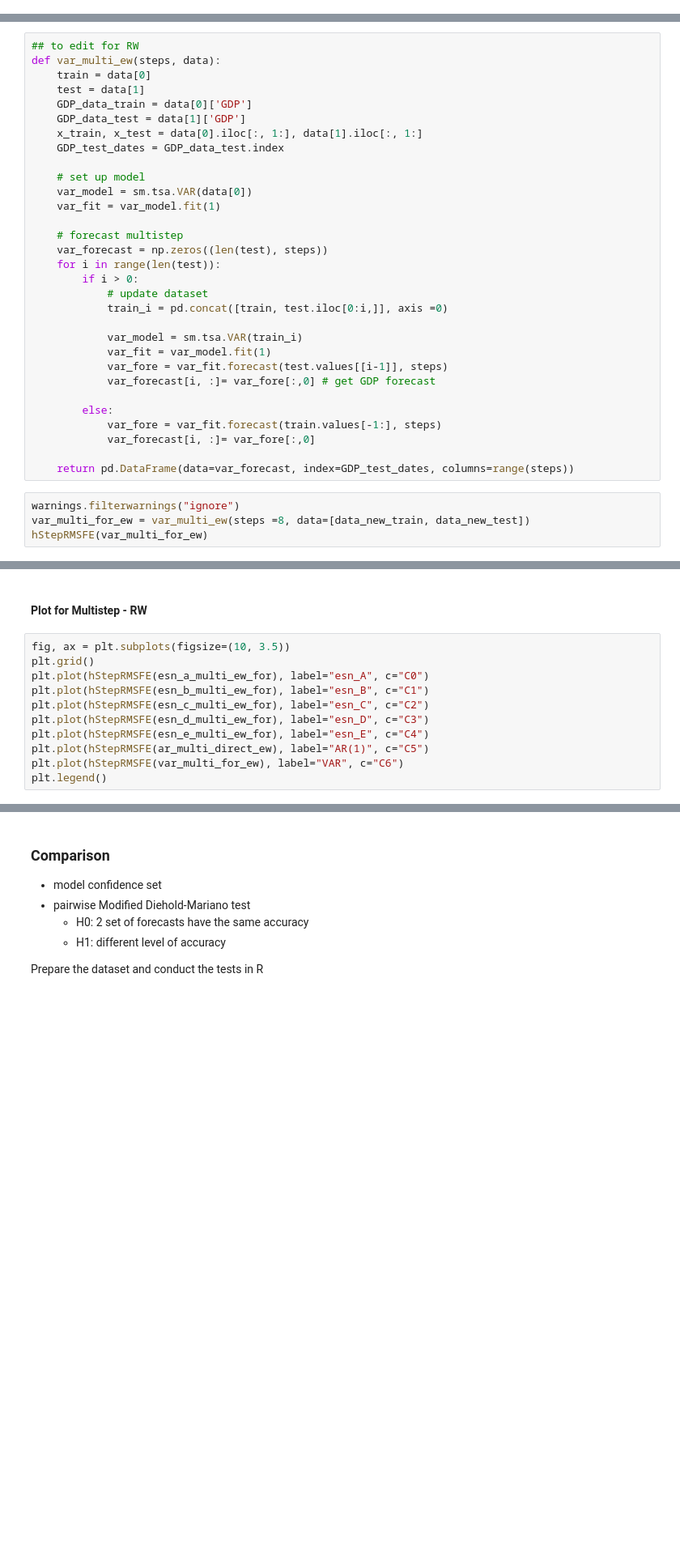
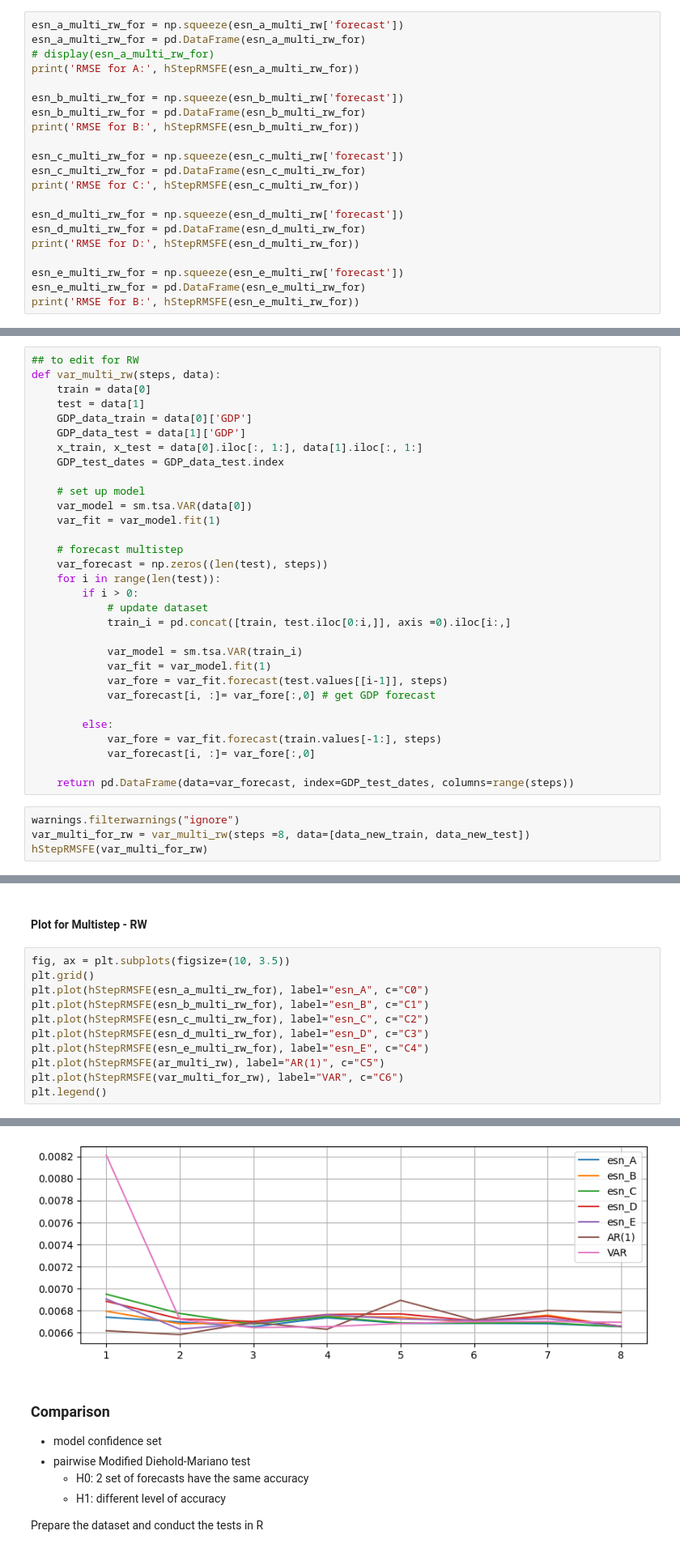
Before and after one commit to qh007/FYP, a Jupyter notebook: All Models - small dataset.ipynb, the cells around one changed output, grey strips where cells are left out. Shown at 81% size. Saved outputs shown, nothing was run; the diff lists cells and outputs as text; blank space fills up the shorter version.

```diff
--- a/All Models - small dataset.ipynb
+++ b/All Models - small dataset.ipynb
@@ -1701,0 +1692,21 @@ def esn_multistep_ew(esnModel, Lambda, GDP_data, exo_data, steps):
+# %%
+esn_a_multi_rw_for = np.squeeze(esn_a_multi_rw['forecast'])
+esn_a_multi_rw_for = pd.DataFrame(esn_a_multi_rw_for)
+# display(esn_a_multi_rw_for)
+print('RMSE for A:', hStepRMSFE(esn_a_multi_rw_for))
+
+esn_b_multi_rw_for = np.squeeze(esn_b_multi_rw['forecast'])
+esn_b_multi_rw_for = pd.DataFrame(esn_b_multi_rw_for)
+print('RMSE for B:', hStepRMSFE(esn_b_multi_rw_for))
+
+esn_c_multi_rw_for = np.squeeze(esn_c_multi_rw['forecast'])
+esn_c_multi_rw_for = pd.DataFrame(esn_c_multi_rw_for)
+print('RMSE for C:', hStepRMSFE(esn_c_multi_rw_for))
+
+esn_d_multi_rw_for = np.squeeze(esn_d_multi_rw['forecast'])
+esn_d_multi_rw_for = pd.DataFrame(esn_d_multi_rw_for)
+print('RMSE for D:', hStepRMSFE(esn_d_multi_rw_for))
+
+esn_e_multi_rw_for = np.squeeze(esn_e_multi_rw['forecast'])
+esn_e_multi_rw_for = pd.DataFrame(esn_e_multi_rw_for)
+print('RMSE for B:', hStepRMSFE(esn_e_multi_rw_for))
@@ -1751,7 +1780,7 @@ hStepRMSFE(ar_multi_rw)
 #### VAR
 # %%
 ## to edit for RW
-def var_multi_ew(steps, data):
+def var_multi_rw(steps, data):
     train = data[0]
     test = data[1]
     GDP_data_train = data[0]['GDP']
@@ -1768,7 +1797,7 @@ def var_multi_ew(steps, data):
     for i in range(len(test)):
         if i > 0:
             # update dataset
-            train_i = pd.concat([train, test.iloc[0:i,]], axis =0)
+            train_i = pd.concat([train, test.iloc[0:i,]], axis =0).iloc[i:,]
 
             var_model = sm.tsa.VAR(train_i)
             var_fit = var_model.fit(1)
@@ -1782,5 +1811,5 @@ def var_multi_ew(steps, data):
     return pd.DataFrame(data=var_forecast, index=GDP_test_dates, columns=range(steps))
 # %%
 warnings.filterwarnings("ignore")
-var_multi_for_ew = var_multi_ew(steps =8, data=[data_new_train, data_new_test])
-hStepRMSFE(var_multi_for_ew)
+var_multi_for_rw = var_multi_rw(steps =8, data=[data_new_train, data_new_test])
+hStepRMSFE(var_multi_for_rw)
@@ -1789,11 +1828,12 @@ hStepRMSFE(var_multi_for_ew)
 # %%
 fig, ax = plt.subplots(figsize=(10, 3.5))
 plt.grid()
-plt.plot(hStepRMSFE(esn_a_multi_ew_for), label="esn_A", c="C0")
-plt.plot(hStepRMSFE(esn_b_multi_ew_for), label="esn_B", c="C1")
-plt.plot(hStepRMSFE(esn_c_multi_ew_for), label="esn_C", c="C2")
-plt.plot(hStepRMSFE(esn_d_multi_ew_for), label="esn_D", c="C3")
-plt.plot(hStepRMSFE(esn_e_multi_ew_for), label="esn_E", c="C4")
-plt.plot(hStepRMSFE(ar_multi_direct_ew), label="AR(1)", c="C5")
-plt.plot(hStepRMSFE(var_multi_for_ew), label="VAR", c="C6")
+plt.plot(hStepRMSFE(esn_a_multi_rw_for), label="esn_A", c="C0")
+plt.plot(hStepRMSFE(esn_b_multi_rw_for), label="esn_B", c="C1")
+plt.plot(hStepRMSFE(esn_c_multi_rw_for), label="esn_C", c="C2")
+plt.plot(hStepRMSFE(esn_d_multi_rw_for), label="esn_D", c="C3")
+plt.plot(hStepRMSFE(esn_e_multi_rw_for), label="esn_E", c="C4")
+plt.plot(hStepRMSFE(ar_multi_rw), label="AR(1)", c="C5")
+plt.plot(hStepRMSFE(var_multi_for_rw), label="VAR", c="C6")
 plt.legend()
+# %% [output]
@@ -1800,3 +1841,4 @@ plt.legend()
+[figure, added]
 # %% [markdown]
 ### Comparison
 - model confidence set
```
Also changed, not shown: parts of 21 cells of this notebook, 6 other files.
